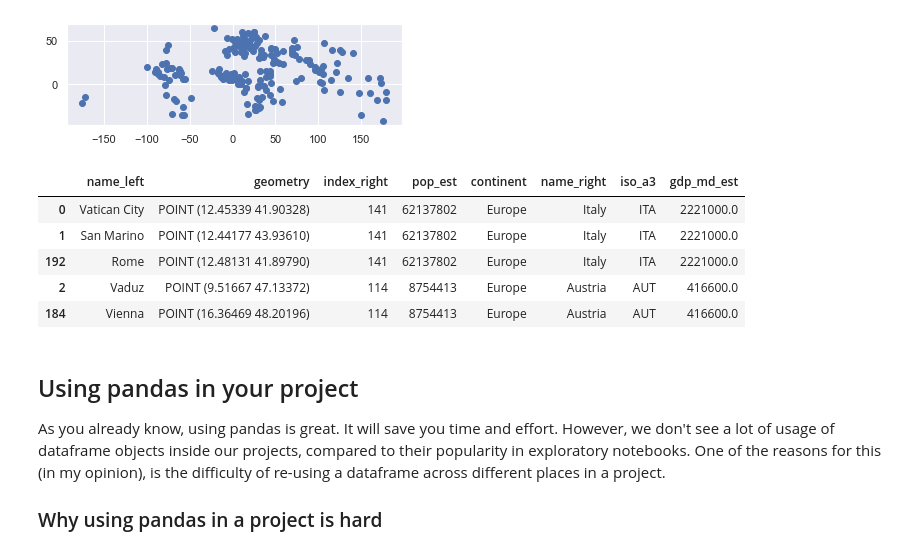
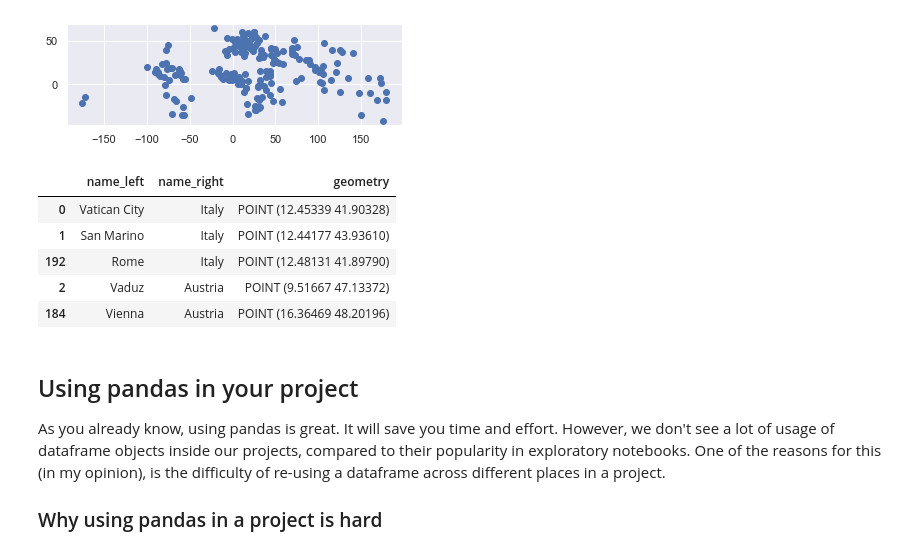
Before and after one commit to yairf11/advanced-pandas, a Jupyter notebook: efficient_pandas.ipynb, the cells around one changed output. Drawn from its saved outputs; the diff is of its cells as text; code cells hidden in the pictures.

```diff
--- a/efficient_pandas.ipynb
+++ b/efficient_pandas.ipynb
@@ -756,14 +740,14 @@ cities.plot()
 [figure]
 # %%
 cities_w_country_data = cities.sjoin(countries)
-cities_w_country_data.head()
+cities_w_country_data[['name_left', 'name_right', 'geometry']].head()
 # %% [output]
-|  | name_left | geometry | index_right | pop_est | continent | name_right | iso_a3 | gdp_md_est |
-| 0 | Vatican City | POINT (12.45339 41.90328) | 141 | 62137802 | Europe | Italy | ITA | 2221000.0 |
-| 1 | San Marino | POINT (12.44177 43.93610) | 141 | 62137802 | Europe | Italy | ITA | 2221000.0 |
-| 192 | Rome | POINT (12.48131 41.89790) | 141 | 62137802 | Europe | Italy | ITA | 2221000.0 |
-| 2 | Vaduz | POINT (9.51667 47.13372) | 114 | 8754413 | Europe | Austria | AUT | 416600.0 |
-| 184 | Vienna | POINT (16.36469 48.20196) | 114 | 8754413 | Europe | Austria | AUT | 416600.0 |
+|  | name_left | name_right | geometry |
+| 0 | Vatican City | Italy | POINT (12.45339 41.90328) |
+| 1 | San Marino | Italy | POINT (12.44177 43.93610) |
+| 192 | Rome | Italy | POINT (12.48131 41.89790) |
+| 2 | Vaduz | Austria | POINT (9.51667 47.13372) |
+| 184 | Vienna | Austria | POINT (16.36469 48.20196) |
 # %% [markdown]
 ## Using pandas in your project
 
```
Also changed, not shown: parts of 29 cells of this notebook, 2 other files.
